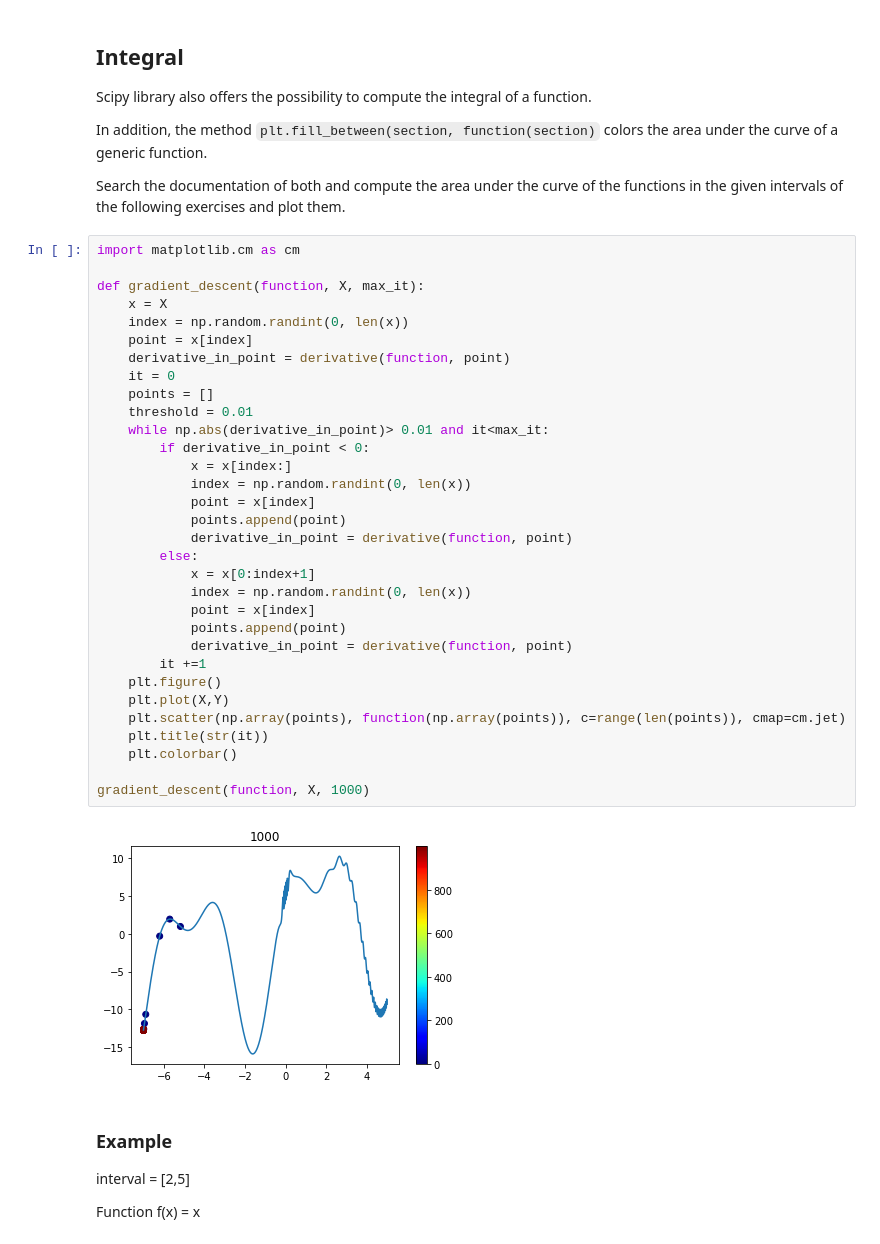
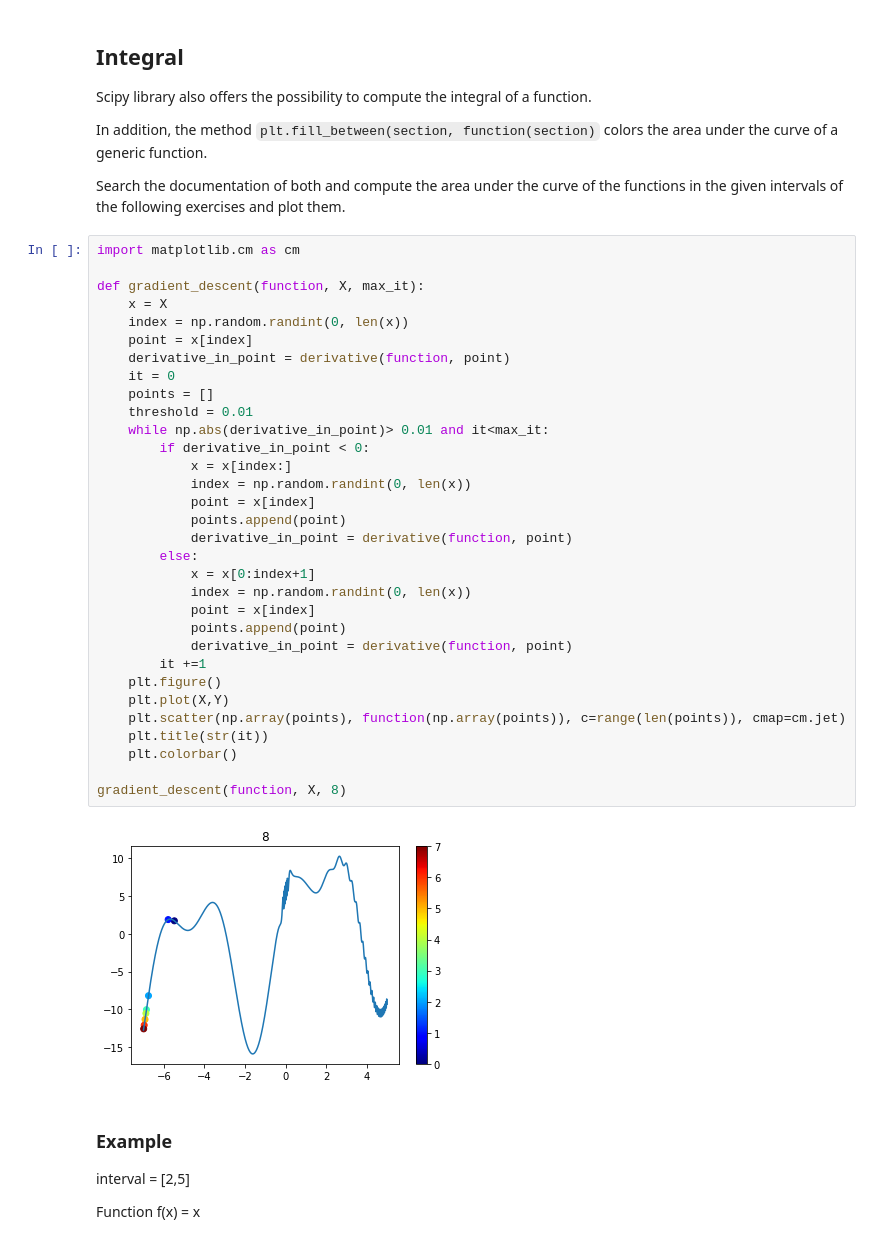
Before and after one commit to BusayoAfolabi12/AI-JAN-2022-EXERCISES, a Jupyter notebook: 13. Gradients and Integrals/Gradient Descent and Integrals.ipynb, the cells around one changed output. Cells and saved outputs as stored; diff of their text form.

```diff
--- a/13. Gradients and Integrals/Gradient Descent and Integrals.ipynb
+++ b/13. Gradients and Integrals/Gradient Descent and Integrals.ipynb
@@ -69,35 +69,35 @@ import matplotlib.cm as cm
 
 def gradient_descent(function, X, max_it):
     x = X
     index = np.random.randint(0, len(x))
     point = x[index]
     derivative_in_point = derivative(function, point)
     it = 0
     points = []
     threshold = 0.01
     while np.abs(derivative_in_point)> 0.01 and it<max_it:
         if derivative_in_point < 0:
             x = x[index:]
             index = np.random.randint(0, len(x))
             point = x[index]
             points.append(point)
             derivative_in_point = derivative(function, point)
         else:
             x = x[0:index+1]
             index = np.random.randint(0, len(x))
             point = x[index]
             points.append(point)
             derivative_in_point = derivative(function, point)
         it +=1
     plt.figure()
     plt.plot(X,Y)
     plt.scatter(np.array(points), function(np.array(points)), c=range(len(points)), cmap=cm.jet)
     plt.title(str(it))
     plt.colorbar()
 
-gradient_descent(function, X, 1000)
+gradient_descent(function, X, 8)
 # %% [output]
-[figure, old version]
+[figure, new version]
 # %% [markdown]
 ### Example
 
```
Also changed, not shown: parts of 1 cell of this notebook.
